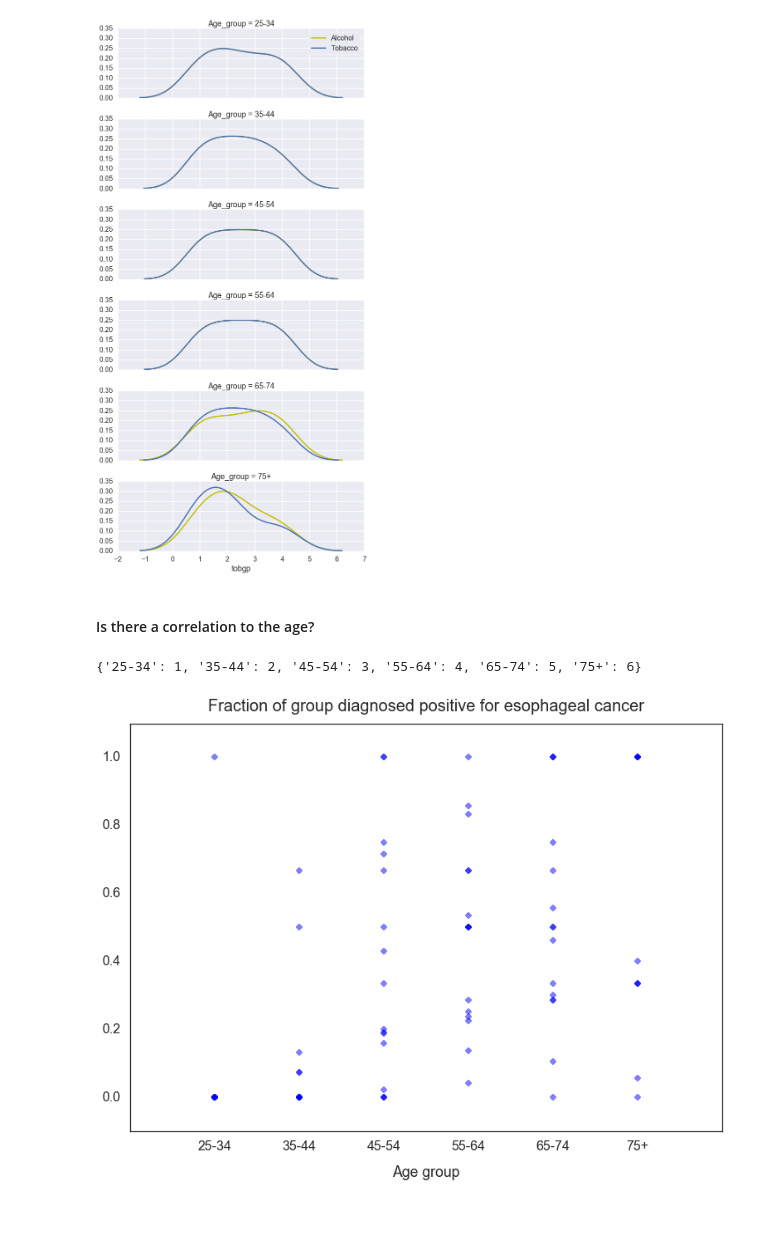
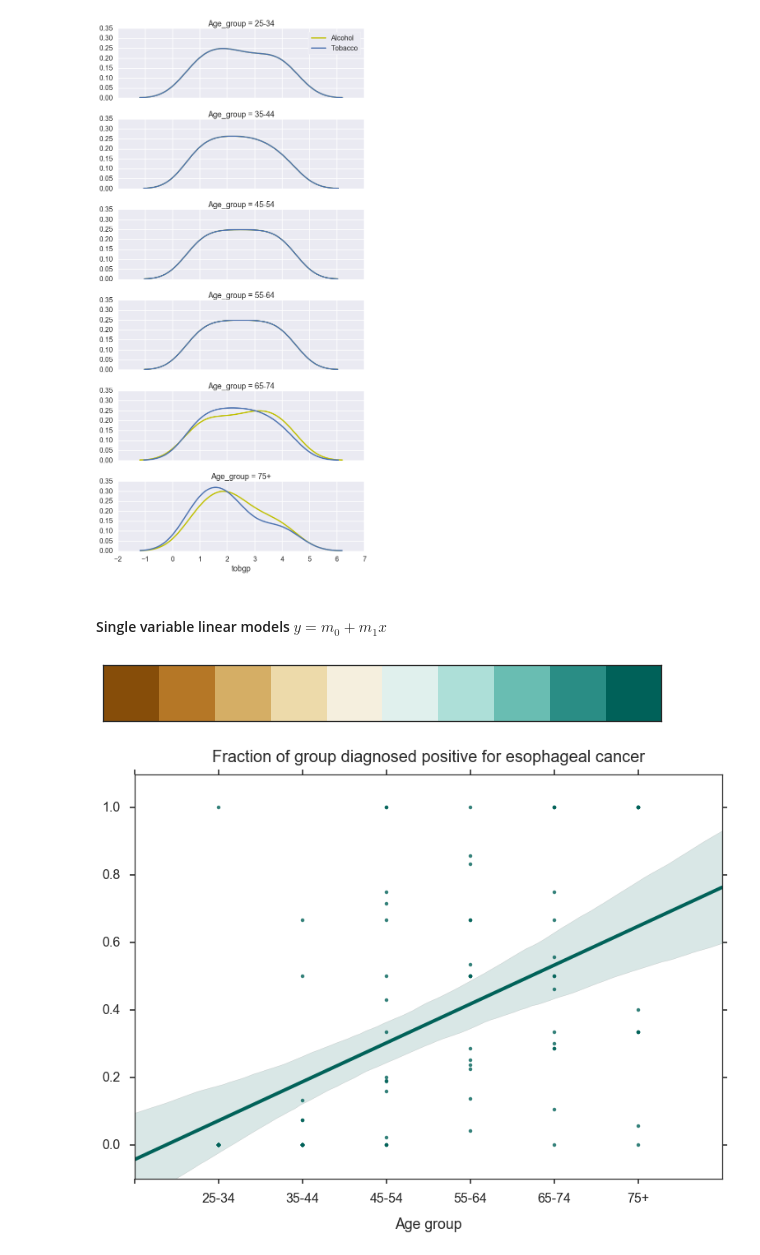
Before and after one commit to agalea91/esoph_linear_model, a Jupyter notebook: esoph_linear_model.ipynb, the cells around one changed output. Saved outputs shown, nothing was run; the diff lists cells and outputs as text; code cells hidden in the pictures; blank space fills up the shorter version.

Commit message:
More progress, adding figures

```diff
--- a/esoph_linear_model.ipynb
+++ b/esoph_linear_model.ipynb
@@ -141,21 +141,26 @@ g.add_legend(frameon=True)
 # %% [output]
 <seaborn.axisgrid.FacetGrid at 0x...>
 [figure]
-# %% [markdown]
-#### Is there a correlation to the age?
-# %%
-agegp_inv
-# %% [output]
-{'25-34': 1, '35-44': 2, '45-54': 3, '55-64': 4, '65-74': 5, '75+': 6}
+# %% [markdown]
+#### Single variable linear models $y = m_0 + m_1 x$
+# %%
+colors = sns.color_palette("BrBG", 10)
+sns.palplot(sns.color_palette("BrBG", 10))
+# %% [output]
+[figure, added]
 # %%
-sns.set_style('white')
-plt.scatter(list(df.Age_group_i), list(df.positive_frac),
-            alpha=0.5, linewidths=5, marker='x')
+sns.set_style('ticks')
+#plt.scatter(list(df.Age_group_i), list(df.positive_frac),
+#            alpha=0.5, linewidths=5, marker='o',
+#            s=[w*10 for w in df.ncases])
+sns.regplot(y='positive_frac', x='Age_group_i', data=df,
+            fit_reg = True, marker='o', color=colors[-1])
 plt.title('Fraction of group diagnosed positive for esophageal cancer',
           fontsize=20, y=1.02)
 plt.xlabel('Age group', labelpad=15)
+plt.ylabel('')
 plt.xticks(range(7), ['', '25-34', '35-44', '45-54', '55-64', '65-74', '75+', ''])
 plt.ylim(-0.1,1.1)
 plt.show()
 # %% [output]
-[figure, old version]
+[figure, new version]
```
Also changed, not shown: parts of 18 cells of this notebook, 6 other files.
